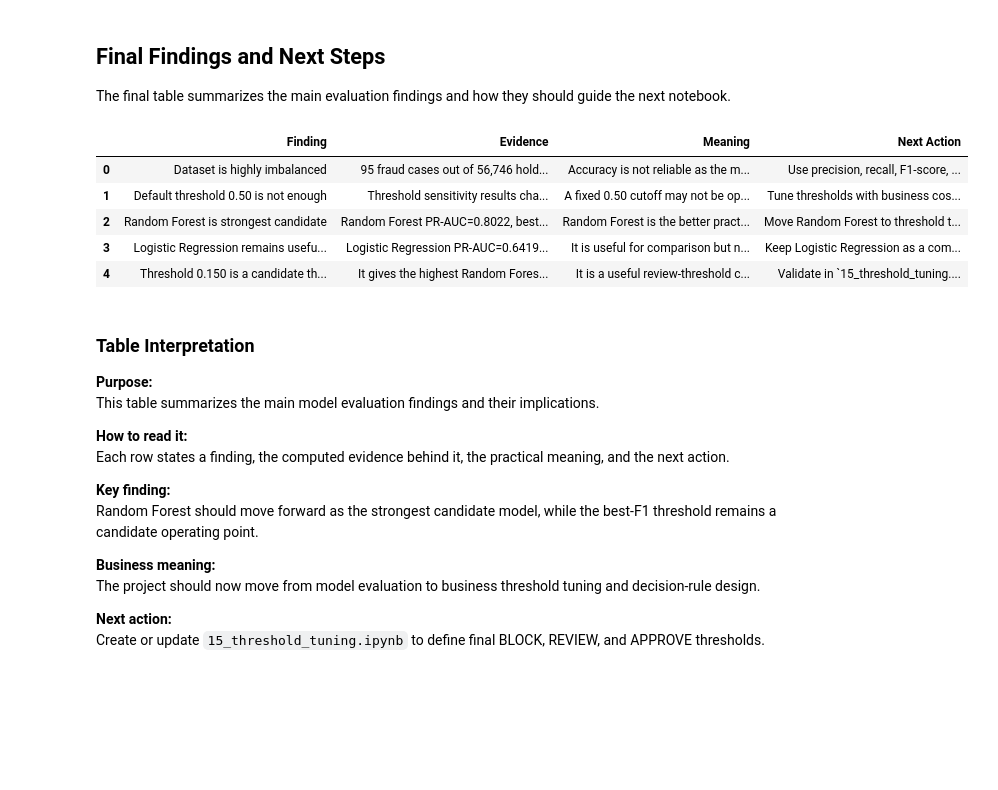
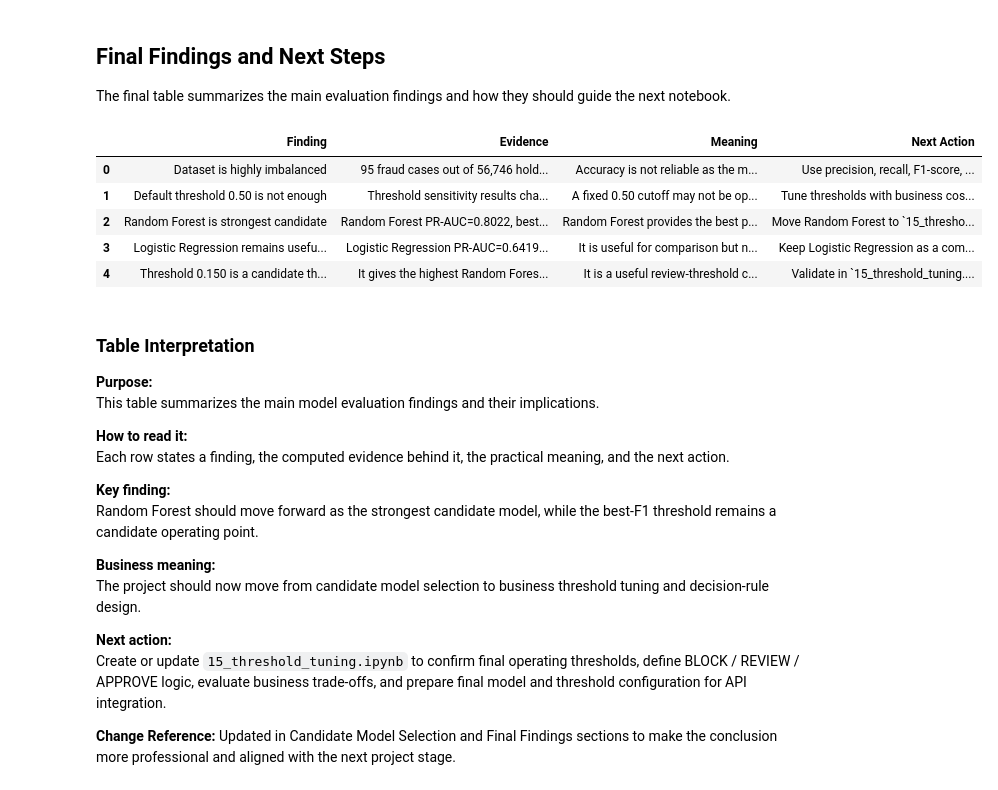
Before and after one commit to mmubashir95/Credit-Card-Fraud-Detection, a Jupyter notebook: notebooks/14_model_evaluation.ipynb, the cells around one changed output. Drawn from its saved outputs; the diff is of its cells as text; code cells hidden in the pictures; blank space fills up the shorter version.

Commit message:
Polish model evaluation narrative

```diff
--- a/notebooks/14_model_evaluation.ipynb
+++ b/notebooks/14_model_evaluation.ipynb
@@ -338,7 +360,8 @@ def save_figure_with_notice(fig, output_path: Path, dpi: int = 150):
     fig.savefig(output_path, dpi=dpi, bbox_inches="tight")
 
 
-def display_table_interpretation(purpose, how_to_read, key_finding, business_meaning, next_action):
+def display_table_interpretation(purpose, how_to_read, key_finding, business_meaning, next_action, change_reference=None):
+    change_reference_text = f"\n**Change Reference:** {change_reference}\n" if change_reference else ""
     display(Markdown(f"""
 ### Table Interpretation
 
@@ -356,10 +379,12 @@ def display_table_interpretation(purpose, how_to_read, key_finding, business_mea
 
 **Next action:**
 {next_action}
+{change_reference_text}
 """))
 
 
-def display_figure_interpretation(what, x_axis, y_axis, how_to_read, key_finding, business_meaning):
+def display_figure_interpretation(what, x_axis, y_axis, how_to_read, key_finding, business_meaning, change_reference=None):
+    change_reference_text = f"\n**Change Reference:** {change_reference}\n" if change_reference else ""
     display(Markdown(f"""
 ### Figure Interpretation
 
@@ -380,6 +405,7 @@ def display_figure_interpretation(what, x_axis, y_axis, how_to_read, key_finding
 
 **Business meaning:**
 {business_meaning}
+{change_reference_text}
 """))
 
 
@@ -428,6 +454,7 @@ def evaluate_model(model_name, y_true, y_pred, y_proba):
         "true_positives": int(tp),
         "predicted_fraud_count": int(np.sum(y_pred)),
         "predicted_fraud_rate": float(np.mean(y_pred)),
+        "predicted_fraud_rate_percent": float(np.mean(y_pred) * 100),
     }
 
 
@@ -588,6 +615,7 @@ def run_threshold_sweep(model_name, y_true, probabilities, thresholds):
                 "f1": f1_score(y_true, y_pred, zero_division=0),
                 "predicted_fraud_count": predicted_fraud_count,
                 "predicted_fraud_rate": predicted_fraud_count / total_rows,
+                "predicted_fraud_rate_percent": (predicted_fraud_count / total_rows) * 100,
                 "true_positives": int(tp),
                 "false_positives": int(fp),
                 "false_negatives": int(fn),
@@ -610,6 +638,7 @@ def extract_best_thresholds(threshold_sweep_df, model_name):
             "f1": float(best_f1_row["f1"]),
             "predicted_fraud_count": int(best_f1_row["predicted_fraud_count"]),
             "predicted_fraud_rate": float(best_f1_row["predicted_fraud_rate"]),
+            "predicted_fraud_rate_percent": float(best_f1_row["predicted_fraud_rate_percent"]),
         }
     ]
 
@@ -626,6 +655,7 @@ def extract_best_thresholds(threshold_sweep_df, model_name):
                     "f1": np.nan,
                     "predicted_fraud_count": np.nan,
                     "predicted_fraud_rate": np.nan,
+                    "predicted_fraud_rate_percent": np.nan,
                 }
             )
             continue
@@ -640,6 +670,7 @@ def extract_best_thresholds(threshold_sweep_df, model_name):
                 "f1": float(best_row["f1"]),
                 "predicted_fraud_count": int(best_row["predicted_fraud_count"]),
                 "predicted_fraud_rate": float(best_row["predicted_fraud_rate"]),
+                "predicted_fraud_rate_percent": float(best_row["predicted_fraud_rate_percent"]),
             }
         )
     return pd.DataFrame(summary_rows)
@@ -1986,39 +2123,40 @@ final_findings = pd.DataFrame(
             "Meaning": "A fixed 0.50 cutoff may not be optimal for fraud detection.",
             "Next Action": "Tune thresholds with business costs and alert capacity.",
         },
         {
             "Finding": "Random Forest is strongest candidate",
             "Evidence": f"Random Forest PR-AUC={rf_prob['pr_auc']:.4f}, best-F1={rf_best['f1']:.4f}, and top-100 fraud hits={int(rf_top100['actual_fraud_in_top_k'])}.",
-            "Meaning": "Random Forest is the better practical candidate for the next fraud decision stage.",
-            "Next Action": "Move Random Forest to threshold tuning.",
+            "Meaning": "Random Forest provides the best practical balance between fraud detection and false-alert control.",
+            "Next Action": "Move Random Forest to `15_threshold_tuning.ipynb` for final operating-threshold validation.",
         },
         {
             "Finding": "Logistic Regression remains useful baseline",
             "Evidence": f"Logistic Regression PR-AUC={lr_prob['pr_auc']:.4f}, best-F1={lr_best['f1']:.4f}, and top-100 fraud hits={int(lr_top100['actual_fraud_in_top_k'])}.",
             "Meaning": "It is useful for comparison but not the preferred final candidate here.",
             "Next Action": "Keep Logistic Regression as a comparison model.",
         },
         {
             "Finding": f"Threshold {rf_best['threshold']:.3f} is a candidate threshold",
             "Evidence": f"It gives the highest Random Forest F1-score ({rf_best['f1']:.4f}) in the tested sweep.",
             "Meaning": "It is a useful review-threshold candidate, not the final production threshold.",
-            "Next Action": "Validate in `15_threshold_tuning.ipynb` with business-cost analysis and BLOCK / REVIEW / APPROVE rules.",
+            "Next Action": "Validate in `15_threshold_tuning.ipynb` with business-cost analysis, BLOCK / REVIEW / APPROVE rules, and API integration needs.",
         },
     ]
 )
 display(final_findings)
 display_table_interpretation(
     purpose="This table summarizes the main model evaluation findings and their implications.",
     how_to_read="Each row states a finding, the computed evidence behind it, the practical meaning, and the next action.",
     key_finding="Random Forest should move forward as the strongest candidate model, while the best-F1 threshold remains a candidate operating point.",
-    business_meaning="The project should now move from model evaluation to business threshold tuning and decision-rule design.",
-    next_action="Create or update `15_threshold_tuning.ipynb` to define final BLOCK, REVIEW, and APPROVE thresholds.",
+    business_meaning="The project should now move from candidate model selection to business threshold tuning and decision-rule design.",
+    next_action="Create or update `15_threshold_tuning.ipynb` to confirm final operating thresholds, define BLOCK / REVIEW / APPROVE logic, evaluate business trade-offs, and prepare final model and threshold configuration for API integration.",
+    change_reference="Updated in Candidate Model Selection and Final Findings sections to make the conclusion more professional and aligned with the next project stage.",
 )
 # %% [output]
 |  | Finding | Evidence | Meaning | Next Action |
 | 0 | Dataset is highly imbalanced | 95 fraud cases out of 56,746 hold... | Accuracy is not reliable as the m... | Use precision, recall, F1-score, ... |
 | 1 | Default threshold 0.50 is not enough | Threshold sensitivity results cha... | A fixed 0.50 cutoff may not be op... | Tune thresholds with business cos... |
-| 2 | Random Forest is strongest candidate | Random Forest PR-AUC=0.8022, best... | Random Forest is the better pract... | Move Random Forest to threshold t... |
+| 2 | Random Forest is strongest candidate | Random Forest PR-AUC=0.8022, best... | Random Forest provides the best p... | Move Random Forest to `15_thresho... |
 | 3 | Logistic Regression remains usefu... | Logistic Regression PR-AUC=0.6419... | It is useful for comparison but n... | Keep Logistic Regression as a com... |
 | 4 | Threshold 0.150 is a candidate th... | It gives the highest Random Fores... | It is a useful review-threshold c... | Validate in `15_threshold_tuning.... |
 
@@ -2034,7 +2172,9 @@ Each row states a finding, the computed evidence behind it, the practical meanin
 Random Forest should move forward as the strongest candidate model, while the best-F1 threshold remains a candidate operating point.
 
 **Business meaning:**
-The project should now move from model evaluation to business threshold tuning and decision-rule design.
+The project should now move from candidate model selection to business threshold tuning and decision-rule design.
 
 **Next action:**
-Create or update `15_threshold_tuning.ipynb` to define final BLOCK, REVIEW, and APPROVE thresholds.
+Create or update `15_threshold_tuning.ipynb` to confirm final operating thresholds, define BLOCK / REVIEW / APPROVE logic, evaluate business trade-offs, and prepare final model and threshold configuration for API integration.
+
+**Change Reference:** Updated in Candidate Model Selection and Final Findings sections to make the conclusion more professional and aligned with the next project stage.
```
Also changed, not shown: parts of 18 cells of this notebook, 3 other files.
